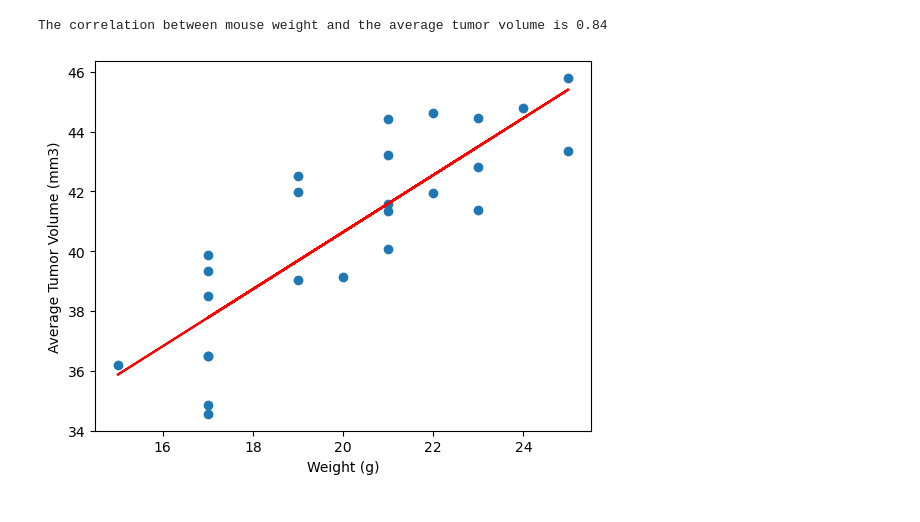
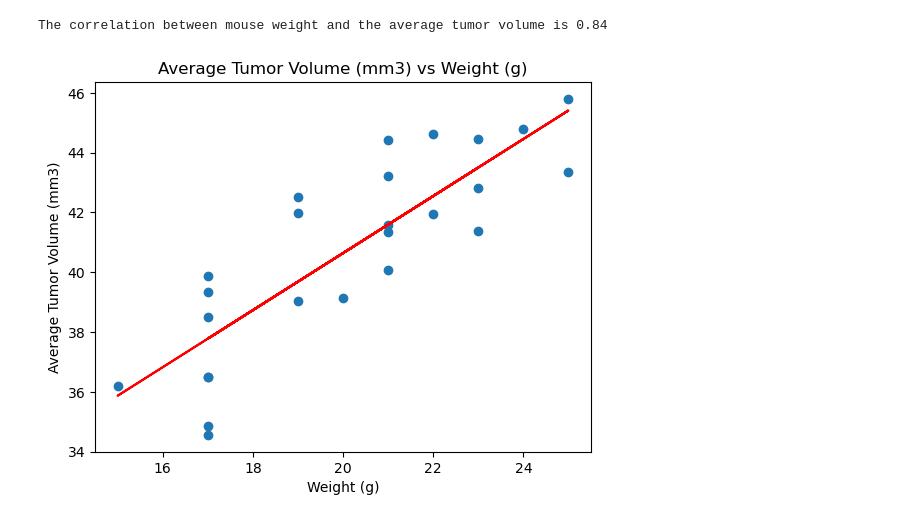
Before and after one commit to amcl11/matplotlib-visualisation, a Jupyter notebook: Pymaceuticals/pymaceuticals_code.ipynb, the cells around one changed output. Cells and saved outputs as stored; diff of their text form; code cells hidden in the pictures.

```diff
--- a/Pymaceuticals/pymaceuticals_code.ipynb
+++ b/Pymaceuticals/pymaceuticals_code.ipynb
@@ -347,20 +351,21 @@ The correlation between mouse weight and the average tumor volume is 0.84
 # %%
 # Calculate linear regression model
 slope, intercept, r_value, p_value, std_err = st.linregress(avg_capm_vol['Weight (g)'], avg_capm_vol['Tumor Volume (mm3)'])
 
 # Create scatter plot
 plt.scatter(avg_capm_vol['Weight (g)'], avg_capm_vol['Tumor Volume (mm3)'])
 
 # Add linear regression line
 x = avg_capm_vol['Weight (g)']
 y = slope * x + intercept
 plt.plot(x, y, color='red')
 
 # Set labels
 plt.xlabel('Weight (g)')
 plt.ylabel('Average Tumor Volume (mm3)')
+plt.title('Average Tumor Volume (mm3) vs Weight (g)')
 
 # Display plot
 plt.show()
 # %% [output]
-[figure, old version]
+[figure, new version]
```
Also changed, not shown: parts of 4 cells of this notebook, 1 other file.
